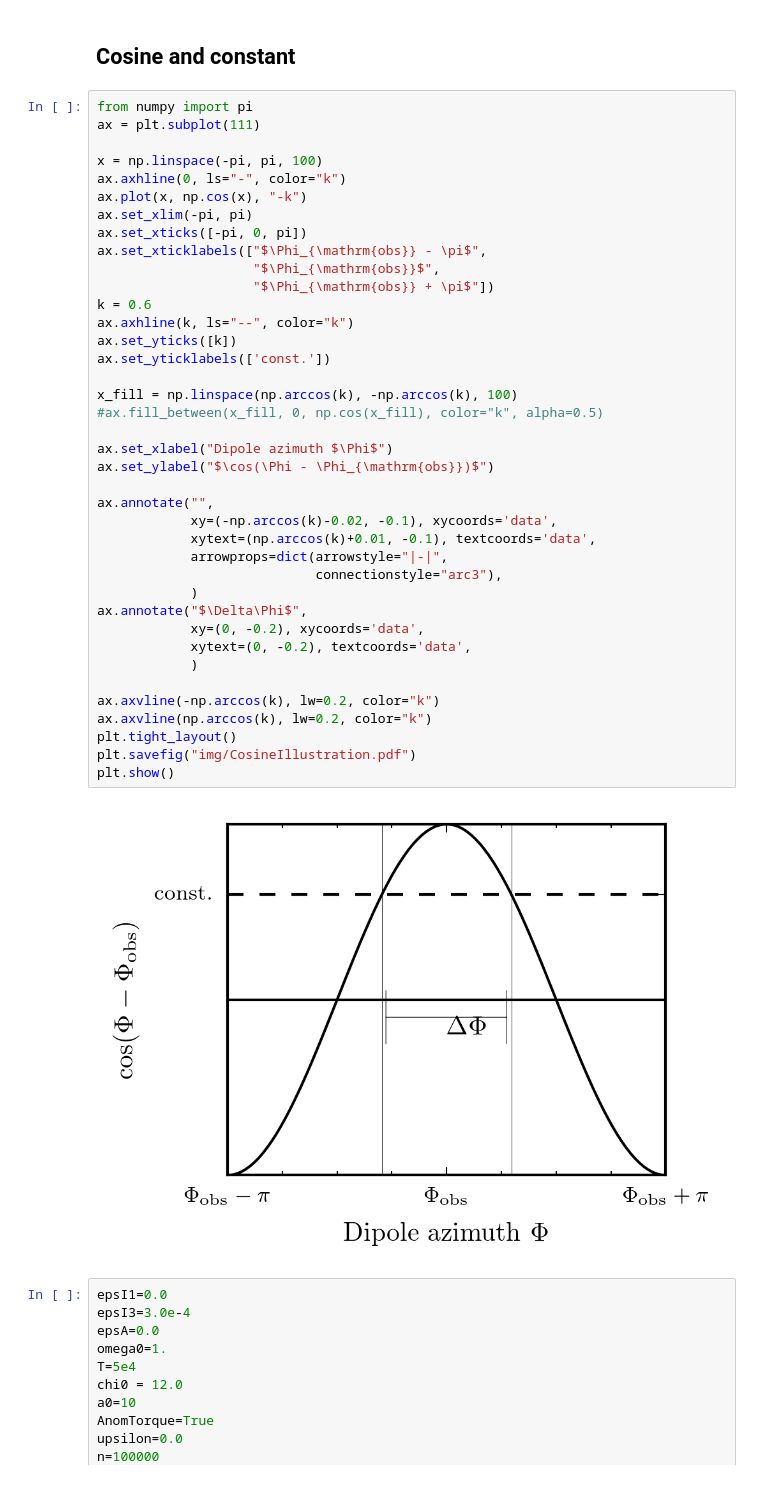
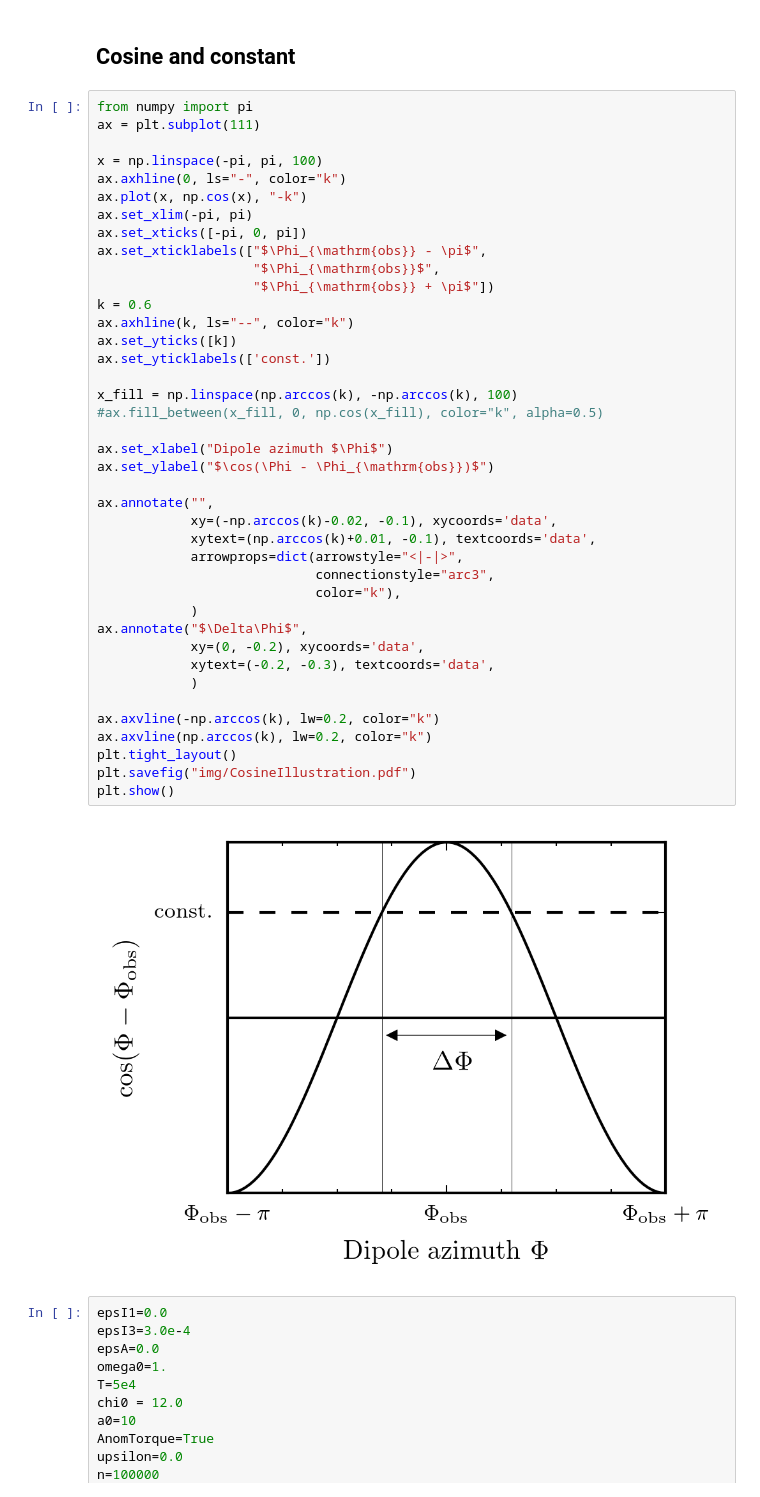
Before and after one commit to GregoryAshton/thesis, a Jupyter notebook: inertial_frame/GeneratePlots-NoTorque.ipynb, the cells around one changed output. Cells and saved outputs as stored; diff of their text form.

```diff
--- a/inertial_frame/GeneratePlots-NoTorque.ipynb
+++ b/inertial_frame/GeneratePlots-NoTorque.ipynb
@@ -281,37 +281,38 @@ ax.plot(x, np.cos(x), "-k")
 ax.set_xlim(-pi, pi)
 ax.set_xticks([-pi, 0, pi])
 ax.set_xticklabels(["$\Phi_{\mathrm{obs}} - \pi$",
                     "$\Phi_{\mathrm{obs}}$",
                     "$\Phi_{\mathrm{obs}} + \pi$"])
 k = 0.6
 ax.axhline(k, ls="--", color="k")
 ax.set_yticks([k])
 ax.set_yticklabels(['const.'])
 
 x_fill = np.linspace(np.arccos(k), -np.arccos(k), 100)
 #ax.fill_between(x_fill, 0, np.cos(x_fill), color="k", alpha=0.5)
 
 ax.set_xlabel("Dipole azimuth $\Phi$")
 ax.set_ylabel("$\cos(\Phi - \Phi_{\mathrm{obs}})$")
 
 ax.annotate("",
             xy=(-np.arccos(k)-0.02, -0.1), xycoords='data',
             xytext=(np.arccos(k)+0.01, -0.1), textcoords='data',
-            arrowprops=dict(arrowstyle="|-|",
-                            connectionstyle="arc3"),
+            arrowprops=dict(arrowstyle="<|-|>",
+                            connectionstyle="arc3",
+                            color="k"),
             )
 ax.annotate("$\Delta\Phi$",
             xy=(0, -0.2), xycoords='data',
-            xytext=(0, -0.2), textcoords='data',
+            xytext=(-0.2, -0.3), textcoords='data',
             )
 
 ax.axvline(-np.arccos(k), lw=0.2, color="k")
 ax.axvline(np.arccos(k), lw=0.2, color="k")
 plt.tight_layout()
 plt.savefig("img/CosineIllustration.pdf")
 plt.show()
 # %% [output]
-[figure, old version]
+[figure, new version]
 # %%
 epsI1=0.0
 epsI3=3.0e-4
```
Also changed, not shown: 20 other files.
